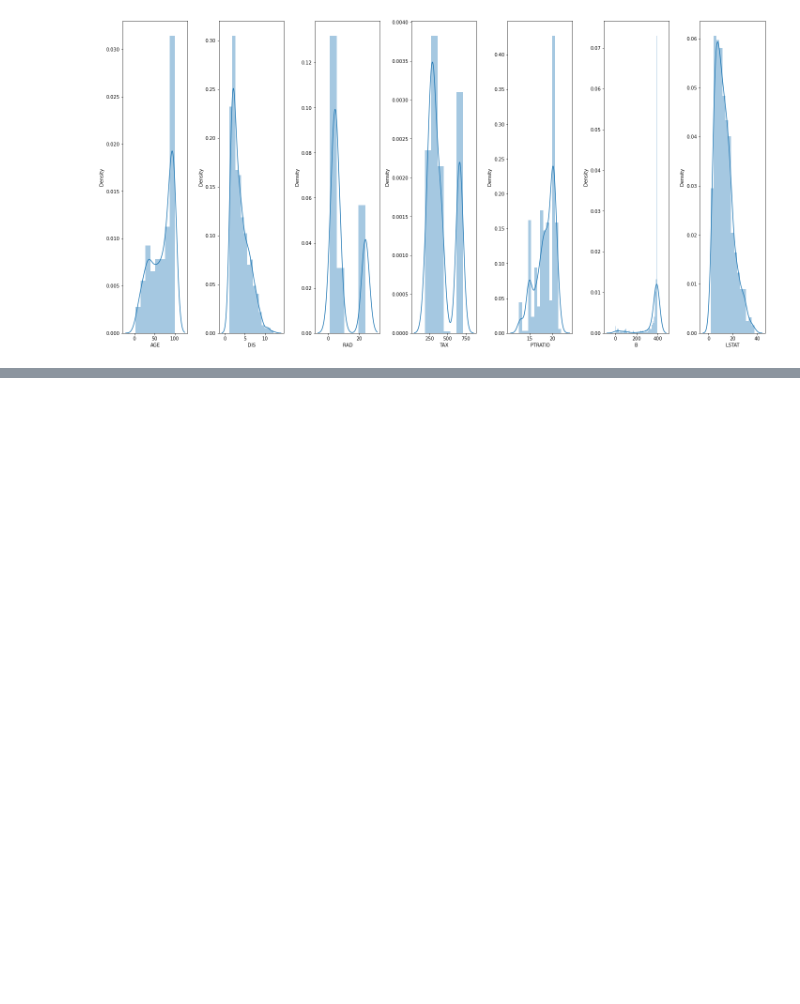
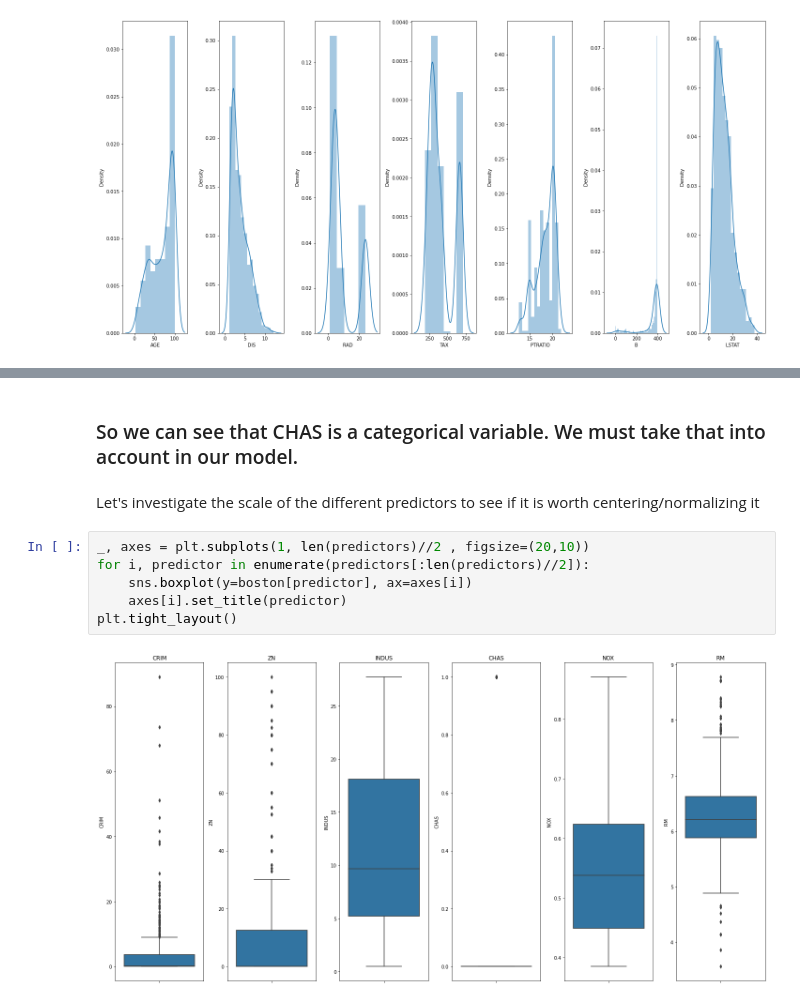
Before and after one commit to Carlene/INTRO-TO-DATA-ANALYSIS, a Jupyter notebook: linear-regression/boston-housing-assignment.ipynb, the cells around one changed output, grey strips where cells are left out. Drawn from its saved outputs; the diff is of its cells as text; blank space fills up the shorter version.

```diff
--- a/linear-regression/boston-housing-assignment.ipynb
+++ b/linear-regression/boston-housing-assignment.ipynb
@@ -75,0 +78,12 @@ cor
+# %% [markdown]
+### So we can see that CHAS is a categorical variable. We must take that into account in our model.
+# %% [markdown]
+Let's investigate the scale of the different predictors to see if it is worth centering/normalizing it
+# %%
+_, axes = plt.subplots(1, len(predictors)//2 , figsize=(20,10))
+for i, predictor in enumerate(predictors[:len(predictors)//2]):
+    sns.boxplot(y=boston[predictor], ax=axes[i])
+    axes[i].set_title(predictor)
+plt.tight_layout()
+# %% [output]
+[figure, added]
```
Also changed, not shown: parts of 33 cells of this notebook.
